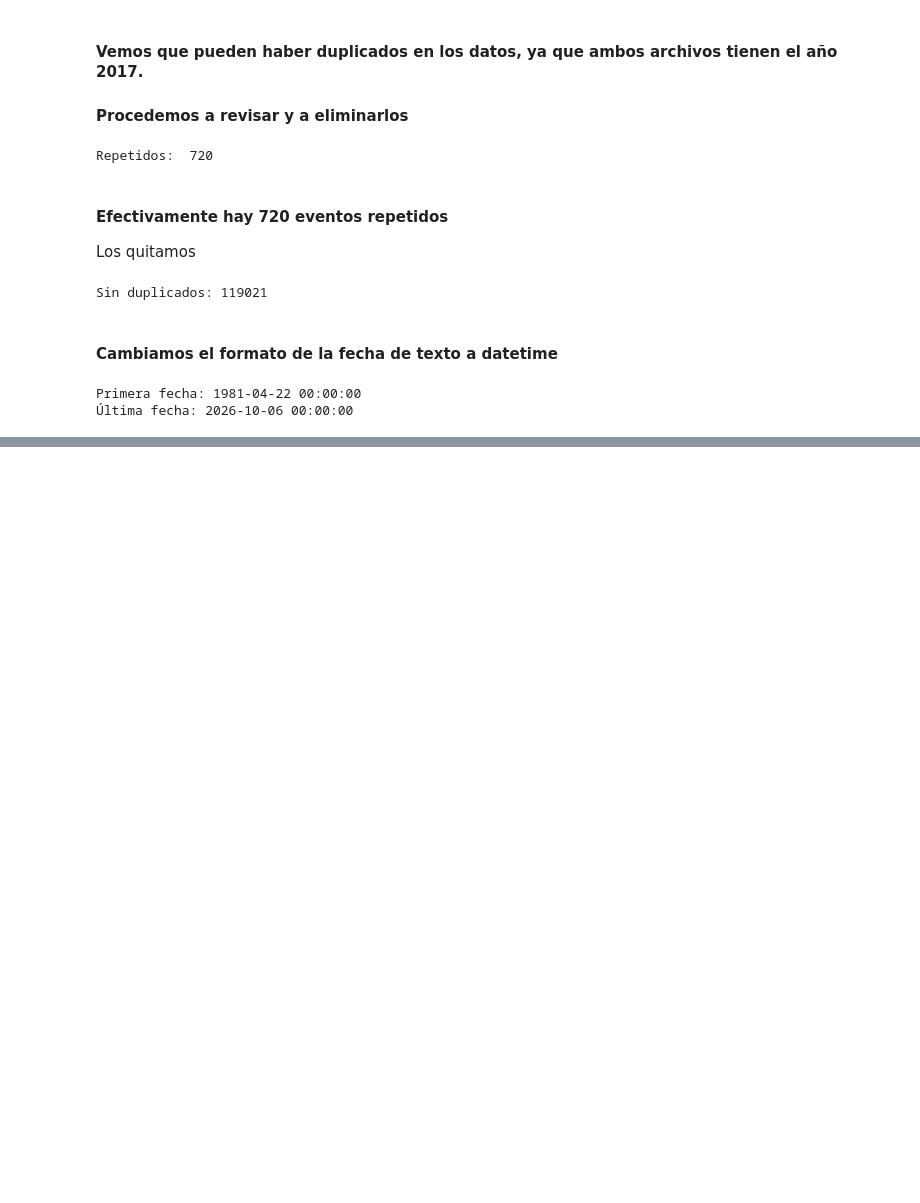
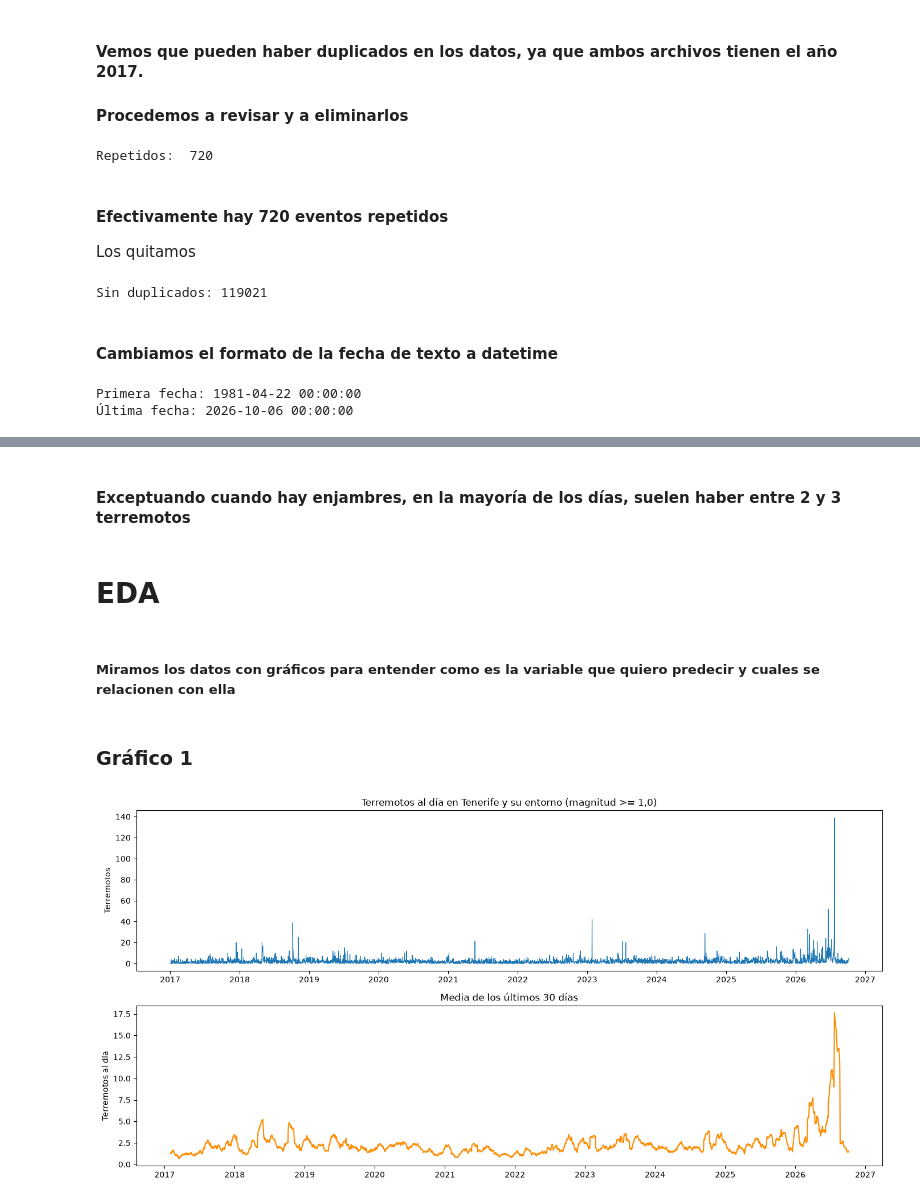
Before and after one commit to c0sh1/vulcano_earthquake, a Jupyter notebook: notebook/EDA.ipynb, the cells around one changed output, grey strips where cells are left out. Drawn from its saved outputs; the diff is of its cells as text; code cells hidden in the pictures; blank space fills up the shorter version.

```diff
--- a/notebook/EDA.ipynb
+++ b/notebook/EDA.ipynb
@@ -164,0 +274,11 @@ Primera fecha: 1981-04-22 00:00:00
+# %%
+conteo = tf.groupby("fecha").size()
+
+todos_los_dias = pd.date_range("2017-01-01", "2026-10-05")
+conteo = conteo.reindex(todos_los_dias, fill_value=0)
+
+serie = pd.DataFrame({"fecha": conteo.index, "terremotos": conteo.values})
+
+print("Días en la serie:", len(serie))
+print("Días sin terremotos:", (serie["terremotos"] == 0).sum())
+serie["terremotos"].describe()
@@ -164,0 +297,24 @@ Primera fecha: 1981-04-22 00:00:00
+# %% [markdown]
+#### Exceptuando cuando hay enjambres, en la mayoría de los días, suelen haber entre 2 y 3 terremotos
+# %% [markdown]
+# EDA
+# %% [markdown]
+##### Miramos los datos con gráficos para entender como es la variable que quiero predecir y cuales se relacionen con ella
+# %% [markdown]
+### Gráfico 1
+# %%
+fig, ax = plt.subplots(2, 1, figsize=(14, 7))
+
+ax[0].plot(serie["fecha"], serie["terremotos"], linewidth=0.8)
+ax[0].set_title("Terremotos al día en Tenerife y su entorno (magnitud >= 1,0)")
+ax[0].set_ylabel("Terremotos")
+
+# Media de 30 días para ver mejor el nivel de fondo
+ax[1].plot(serie["fecha"], serie["terremotos"].rolling(30).mean(), color="darkorange")
+ax[1].set_title("Media de los últimos 30 días")
+ax[1].set_ylabel("Terremotos al día")
+
+plt.tight_layout()
+plt.show()
+# %% [output]
+[figure, added]
```
Also changed, not shown: parts of 17 cells of this notebook.
